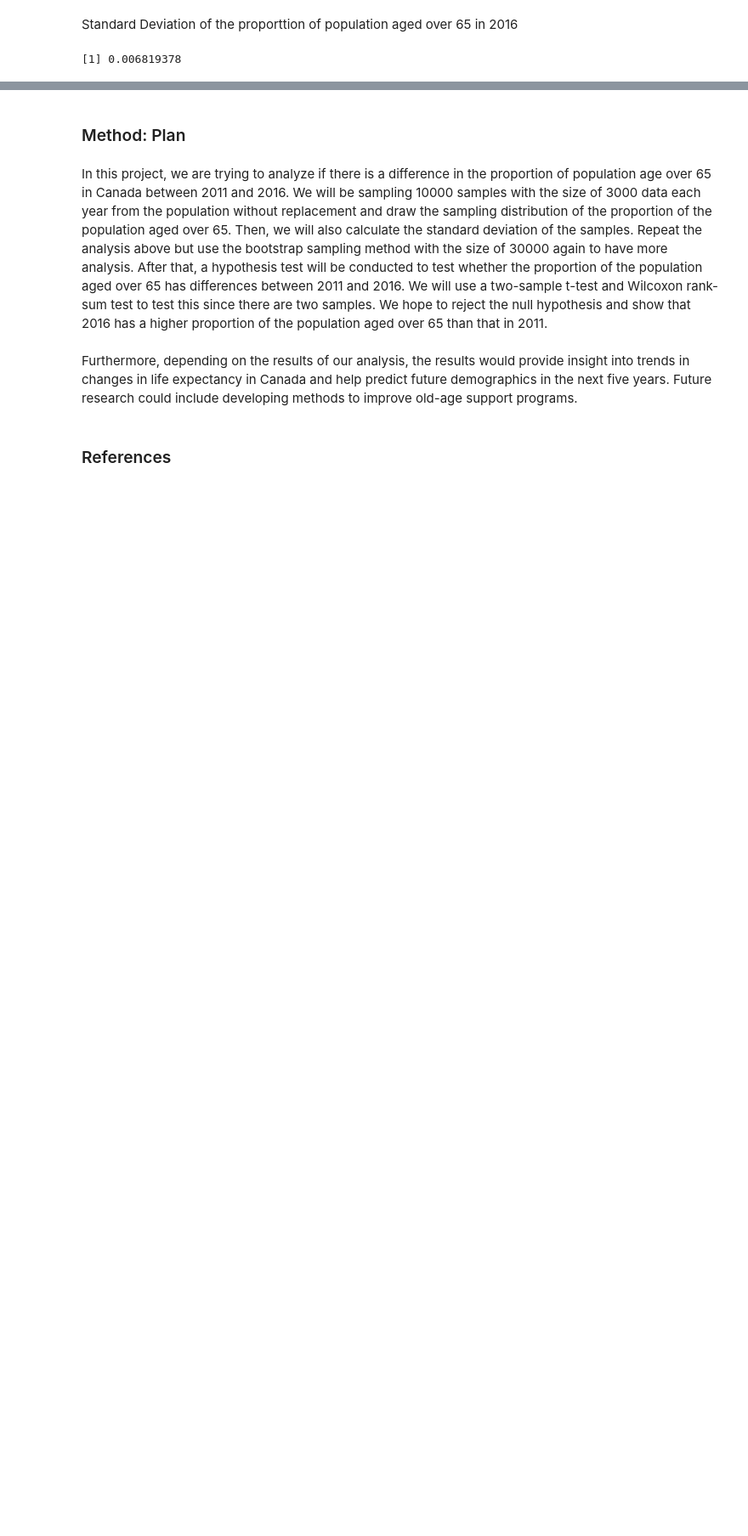
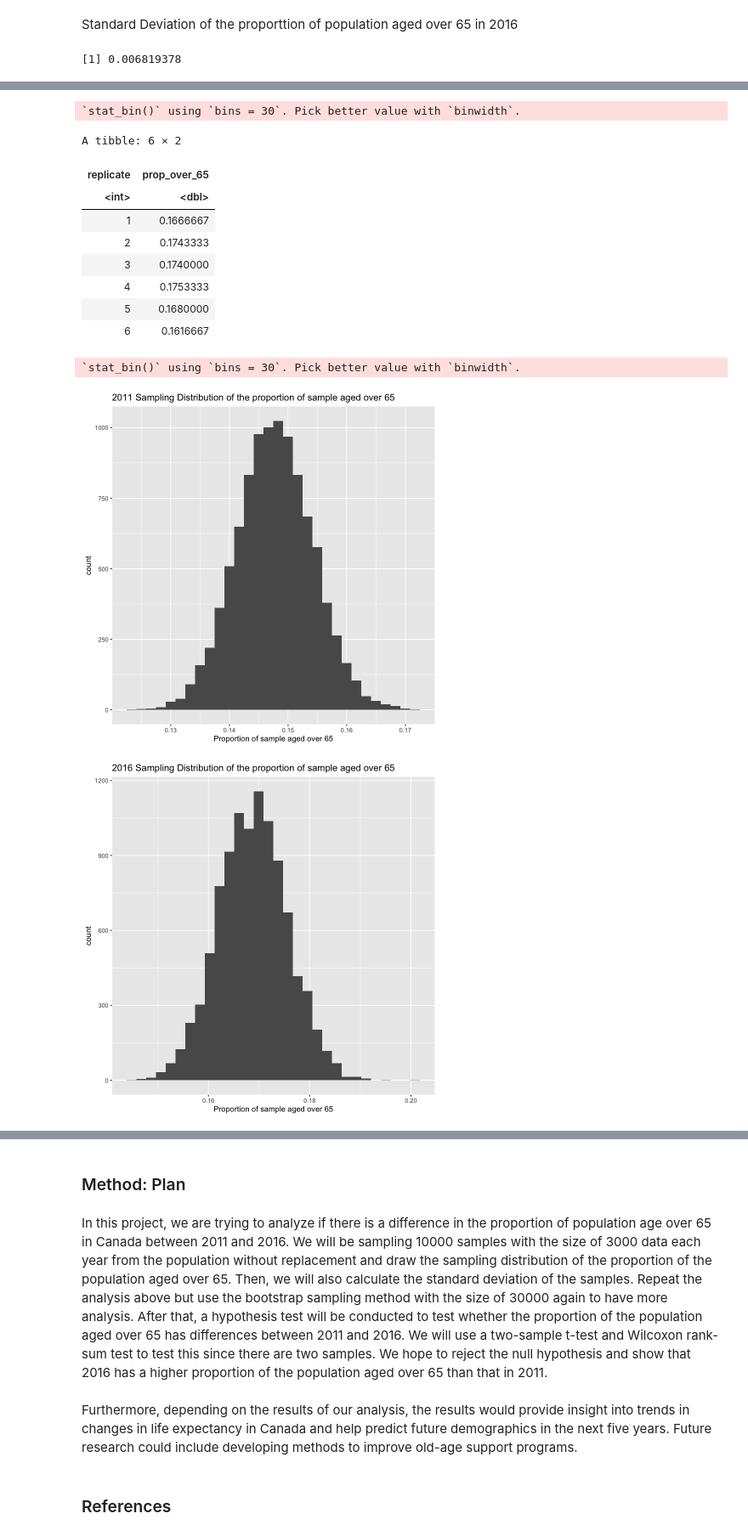
Before and after one commit to felixmachaoran/Age_Distibution, a Jupyter notebook: proposal.ipynb, the cells around one changed output, grey strips where cells are left out. Shown at 85% size. Saved outputs shown, nothing was run; the diff lists cells and outputs as text; code cells hidden in the pictures; blank space fills up the shorter version.

```diff
--- a/proposal.ipynb
+++ b/proposal.ipynb
@@ -96,6 +96,7 @@ combined_new <- combined_dat%>%
                              names_to="year")
 obs_2016<- tibble(obs_2016=rep(0:100, dat_2016$total))
 obs_2011<- tibble(obs_2011=c(rep(0:100, dat_2011$total), rep(NA, 1675085)))
+obs_2011_noNA <- tibble(obs_2011_noNA,rep(0:100, dat_2011$total))
 obs <- tibble(obs_2011, obs_2016)
 obs_new <- obs %>%
            pivot_longer(cols= everything(),
@@ -205,3 +217,28 @@ Standard Deviation of the proporttion of population aged over 65 in 2016
 sd(sample4$prop_over_65)
 # %% [output]
 [1] 0.006819378
+# %%
+### bootstrap 2011
+set.seed(123)
+boot_2011_sample <- rep_sample_n(obs_2011_noNA, size=3000, replace = TRUE, rep=10000) %>%
+                    group_by(replicate) %>%
+                    summarise(prop_over_65 = mean(obs_2011_noNA >=65))
+boot_2011_dist <- boot_2011_sample %>%
+                ggplot(aes(x = prop_over_65)) +
+                geom_histogram() +
+                xlab("Proportion of sample aged over 65") +
+                ggtitle("2011 Sampling Distribution of the proportion of sample aged over 65")
+head(boot_2011_sample)
+boot_2011_dist
+### bootstrap 2016
+boot_2016_sample <- rep_sample_n(obs_2016, size=3000, replace = TRUE, rep=10000) %>%
+                    group_by(replicate) %>%
+                    summarise(prop_over_65 = mean(obs_2016 >=65))
+boot_2016_dist <- boot_2016_sample %>%
+                ggplot(aes(x = prop_over_65)) +
+                geom_histogram() +
+                xlab("Proportion of sample aged over 65") +
+                ggtitle("2016 Sampling Distribution of the proportion of sample aged over 65")
+head(boot_2016_sample)
+boot_2016_dist
+# %% [output]
@@ -207,0 +254,13 @@ sd(sample4$prop_over_65)
+`stat_bin()` using `bins = 30`. Pick better value with `binwidth`.
+A tibble: 6 × 2
+| replicate | prop_over_65 |
+| <int> | <dbl> |
+| 1 | 0.1666667 |
+| 2 | 0.1743333 |
+| 3 | 0.1740000 |
+| 4 | 0.1753333 |
+| 5 | 0.1680000 |
+| 6 | 0.1616667 |
+`stat_bin()` using `bins = 30`. Pick better value with `binwidth`.
+[figure, added]
+[figure, added]
```
Also changed, not shown: parts of 13 cells of this notebook, 1 other file.
